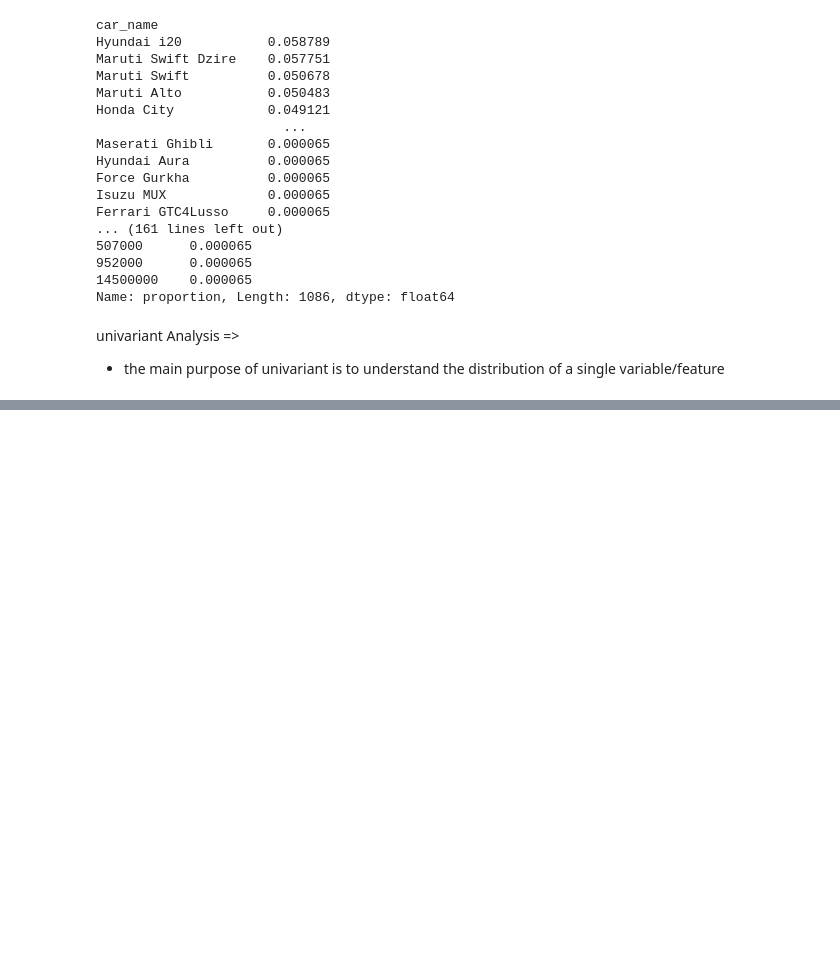
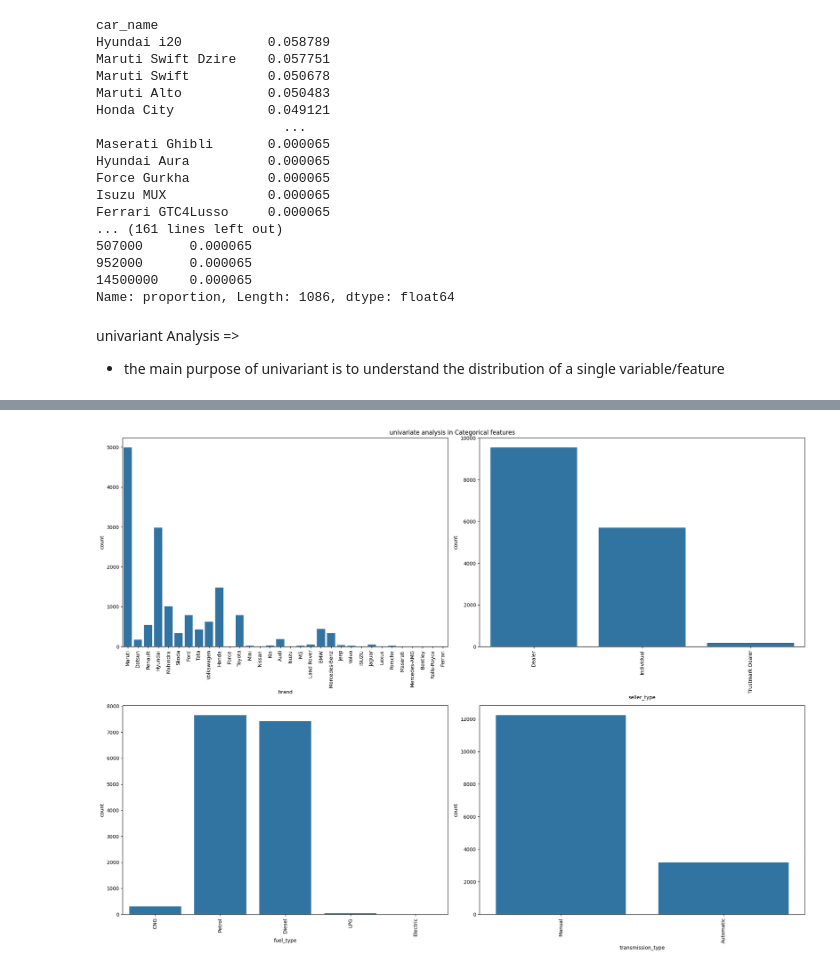
Before and after one commit to devansh6900/carpricepredictor, a Jupyter notebook: main.ipynb, the cells around one changed output, grey strips where cells are left out. Drawn from its saved outputs; the diff is of its cells as text; code cells hidden in the pictures; blank space fills up the shorter version.

```diff
--- a/main.ipynb
+++ b/main.ipynb
@@ -247,0 +408,12 @@ univariant Analysis =>
+# %%
+plt.figure(figsize= (20,15))
+plt.suptitle("univariate analysis in Categorical features")
+cat = ["brand", "seller_type", "fuel_type", "transmission_type"]
+for i in range(len(cat)) :
+    plt.subplot(2,2,i+1)
+    sns.countplot(x=df[cat[i]])
+    plt.xticks(rotation=90)
+    plt.xlabel(cat[i])
+    plt.tight_layout()
+# %% [output]
+[figure, added]
```
Also changed, not shown: parts of 15 cells of this notebook.
